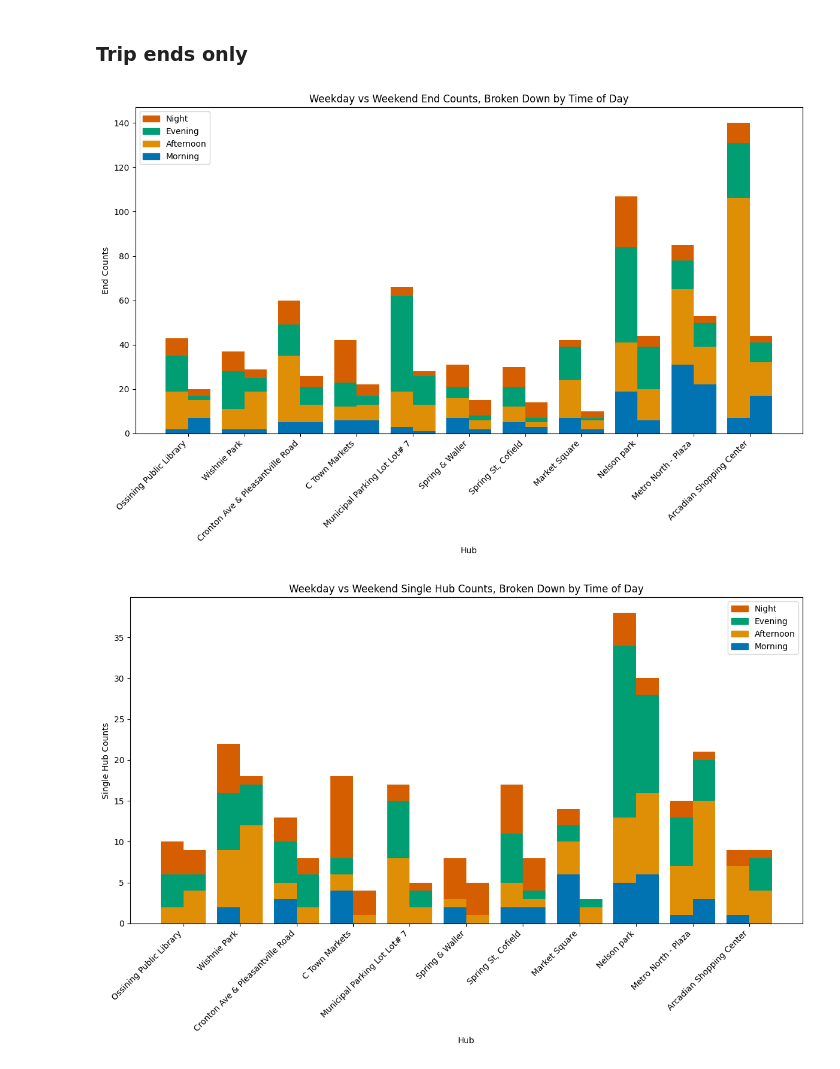
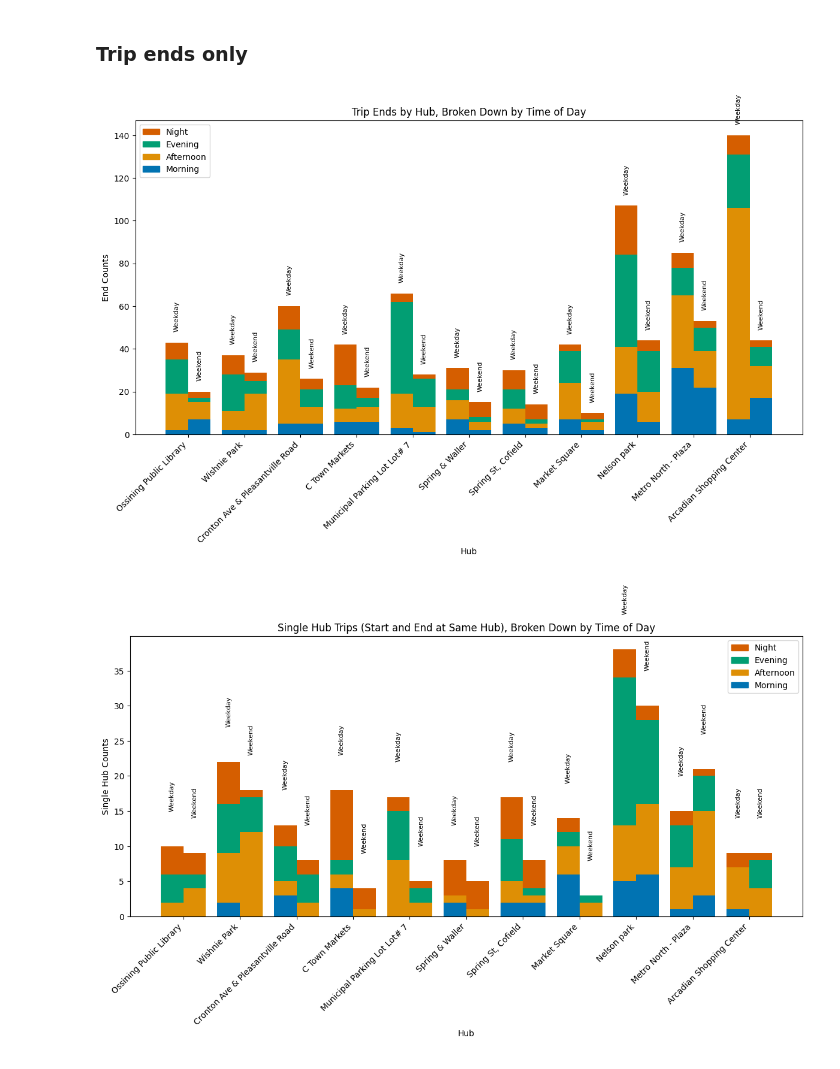
Before and after one commit to croton-on-hudson/project-mover, a Jupyter notebook: 5.weekday-analysis.ipynb, the cells around one changed output. Saved outputs shown, nothing was run; the diff lists cells and outputs as text; code cells hidden in the pictures.

```diff
--- a/5.weekday-analysis.ipynb
+++ b/5.weekday-analysis.ipynb
@@ -651,13 +651,22 @@ for i, time_of_day in enumerate(time_of_day_categories):
 # Add labels and title
 plt.xlabel('Hub')
 plt.ylabel('Start Counts')
-plt.title('Weekday vs Weekend Start Counts, Broken Down by Time of Day')
+plt.title('Trip Starts by Hub, Broken Down by Time of Day')
 plt.xticks(x_positions, hub_counts_df['Hub'], rotation=45, ha='right')
 
 # Add legend for time of day categories
 handles = [plt.Rectangle((0, 0), 1, 1, color=time_of_day_colors[time_of_day], label=time_of_day) for time_of_day in time_of_day_categories[::-1]]
 plt.legend(handles=handles)
 
+# Add text annotations on top of each bar
+for i, hub in enumerate(hub_counts_df['Hub']):
+        # Weekday annotation
+        plt.text(x_positions[i] - bar_width / 2, bottom_weekday.iloc[i] + 5, 'Weekday',
+                         ha='center', va='bottom', fontsize=8, rotation=90)
+        # Weekend annotation
+        plt.text(x_positions[i] + bar_width / 2, bottom_weekend.iloc[i] + 5, 'Weekend',
+                         ha='center', va='bottom', fontsize=8, rotation=90)
+
 # Show the plot
 plt.tight_layout()
 plt.show()
@@ -697,18 +706,27 @@ for i, time_of_day in enumerate(time_of_day_categories):
 # Add labels and title
 plt.xlabel('Hub')
 plt.ylabel('End Counts')
-plt.title('Weekday vs Weekend End Counts, Broken Down by Time of Day')
+plt.title('Trip Ends by Hub, Broken Down by Time of Day')
 plt.xticks(x_positions, hub_counts_df['Hub'], rotation=45, ha='right')
 
 # Add legend for time of day categories
 handles = [plt.Rectangle((0, 0), 1, 1, color=time_of_day_colors[time_of_day], label=time_of_day) for time_of_day in time_of_day_categories[::-1]]
 plt.legend(handles=handles)
 
+# Add text annotations on top of each bar
+for i, hub in enumerate(hub_counts_df['Hub']):
+        # Weekday annotation
+        plt.text(x_positions[i] - bar_width / 2, bottom_weekday.iloc[i] + 5, 'Weekday',
+                         ha='center', va='bottom', fontsize=8, rotation=90)
+        # Weekend annotation
+        plt.text(x_positions[i] + bar_width / 2, bottom_weekend.iloc[i] + 5, 'Weekend',
+                         ha='center', va='bottom', fontsize=8, rotation=90)
+
 # Show the plot
 plt.tight_layout()
 plt.show()
 # %% [output]
-[figure, old version]
+[figure, new version]
 # %%
 # Set the figure size
 plt.figure(figsize=(12, 8))
@@ -724,32 +742,41 @@ for i, time_of_day in enumerate(time_of_day_categories):
         bottom_weekday = hub_counts_df[f'Weekday {time_of_day} Single Hub Count']
     else:
         plt.bar(x_positions - bar_width / 2, hub_counts_df[f'Weekday {time_of_day} Single Hub Count'], width=bar_width,
                 bottom=bottom_weekday, color=time_of_day_colors[time_of_day])
         bottom_weekday += hub_counts_df[f'Weekday {time_of_day} Single Hub Count']
 
 # Plot stacked bars for weekend single hub counts by time of day
 for i, time_of_day in enumerate(time_of_day_categories):
     if i == 0:
         plt.bar(x_positions + bar_width / 2, hub_counts_df[f'Weekend {time_of_day} Single Hub Count'], width=bar_width,
                 color=time_of_day_colors[time_of_day], label=f'Weekend {time_of_day}')
         bottom_weekend = hub_counts_df[f'Weekend {time_of_day} Single Hub Count']
     else:
         plt.bar(x_positions + bar_width / 2, hub_counts_df[f'Weekend {time_of_day} Single Hub Count'], width=bar_width,
                 bottom=bottom_weekend, color=time_of_day_colors[time_of_day])
         bottom_weekend += hub_counts_df[f'Weekend {time_of_day} Single Hub Count']
 
 # Add labels and title
 plt.xlabel('Hub')
 plt.ylabel('Single Hub Counts')
-plt.title('Weekday vs Weekend Single Hub Counts, Broken Down by Time of Day')
+plt.title('Single Hub Trips (Start and End at Same Hub), Broken Down by Time of Day')
 plt.xticks(x_positions, hub_counts_df['Hub'], rotation=45, ha='right')
 
 # Add legend for time of day categories
 handles = [plt.Rectangle((0, 0), 1, 1, color=time_of_day_colors[time_of_day], label=time_of_day) for time_of_day in time_of_day_categories[::-1]]
 plt.legend(handles=handles)
 
+# Add text annotations on top of each bar
+for i, hub in enumerate(hub_counts_df['Hub']):
+        # Weekday annotation
+        plt.text(x_positions[i] - bar_width / 2, bottom_weekday.iloc[i] + 5, 'Weekday',
+                         ha='center', va='bottom', fontsize=8, rotation=90)
+        # Weekend annotation
+        plt.text(x_positions[i] + bar_width / 2, bottom_weekend.iloc[i] + 5, 'Weekend',
+                         ha='center', va='bottom', fontsize=8, rotation=90)
+
 # Show the plot
 plt.tight_layout()
 plt.show()
 # %% [output]
-[figure, old version]
+[figure, new version]
```
Also changed, not shown: parts of 10 cells of this notebook.
